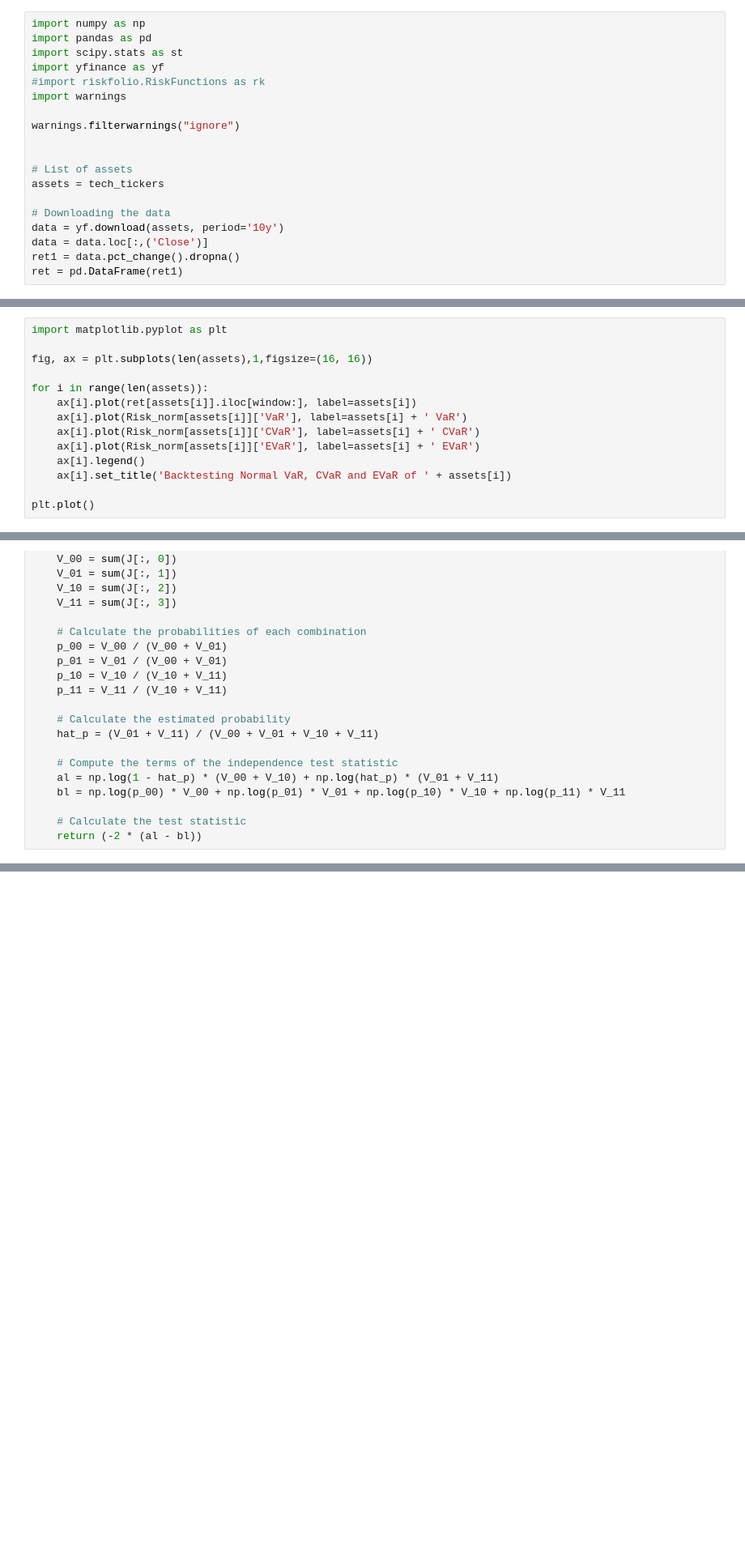
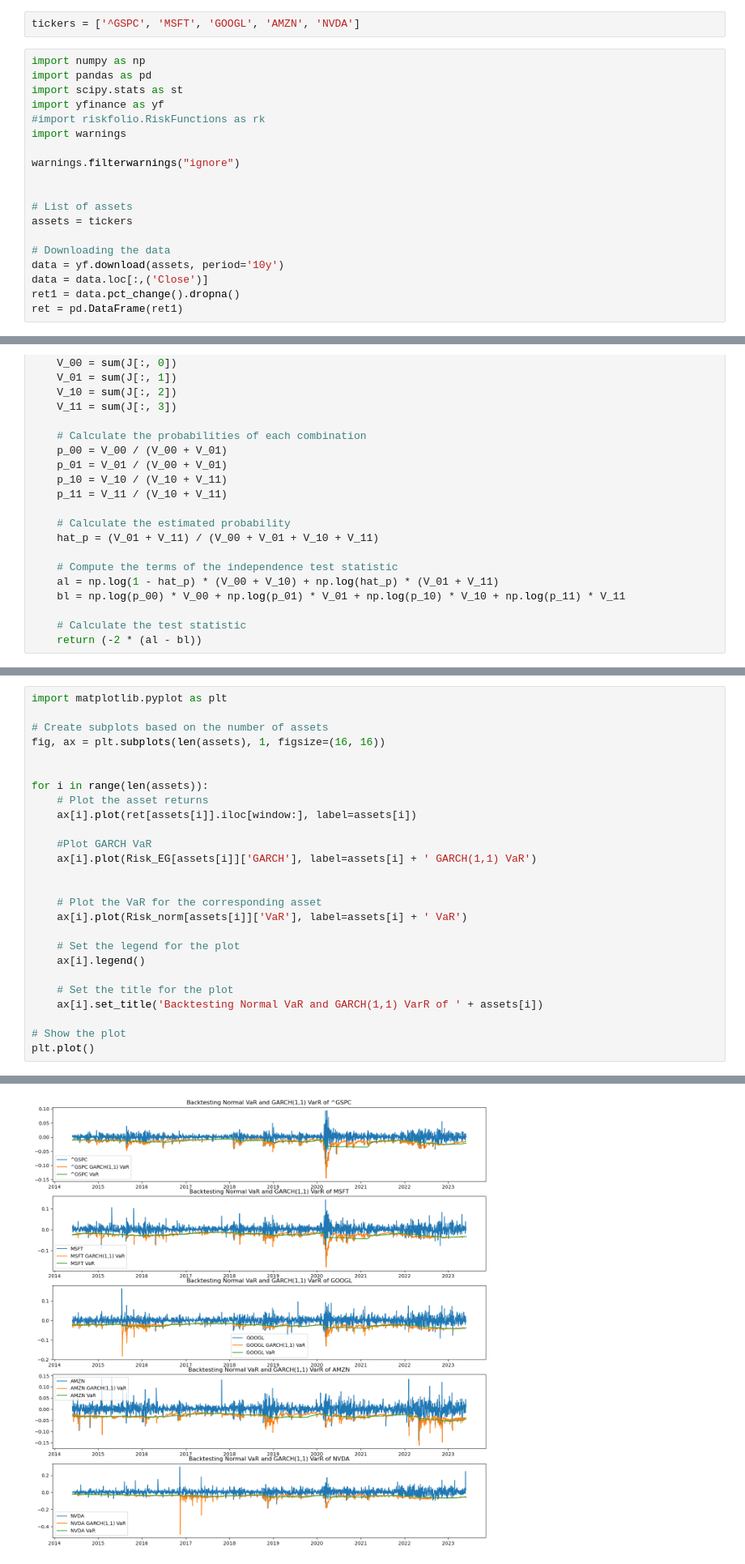
Before and after one commit to thomaspolstra/Number-Bunch-Crunch, a Jupyter notebook: Backtesting.ipynb, the cells around one changed output, grey strips where cells are left out. Shown: that part at 81% size. Drawn from its saved outputs; the diff is of its cells as text; blank space fills up the shorter version.

```diff
--- a/Backtesting.ipynb
+++ b/Backtesting.ipynb
@@ -16,3 +1,5 @@ crypto_tickers = ['BTC', 'ETH', 'BNB', 'XRP', 'ADA']
+# %%
+tickers = ['^GSPC', 'MSFT', 'GOOGL', 'AMZN', 'NVDA']
 # %%
 import numpy as np
 import pandas as pd
@@ -25,7 +12,7 @@ warnings.filterwarnings("ignore")
 
 
 # List of assets
-assets = tech_tickers
+assets = tickers
 
 # Downloading the data
 data = yf.download(assets, period='10y')
@@ -58,14 +23,0 @@ for i in assets:
-# %%
-import matplotlib.pyplot as plt
-
-fig, ax = plt.subplots(len(assets),1,figsize=(16, 16))
-
-for i in range(len(assets)):
-    ax[i].plot(ret[assets[i]].iloc[window:], label=assets[i])
-    ax[i].plot(Risk_norm[assets[i]]['VaR'], label=assets[i] + ' VaR')
-    ax[i].plot(Risk_norm[assets[i]]['CVaR'], label=assets[i] + ' CVaR')
-    ax[i].plot(Risk_norm[assets[i]]['EVaR'], label=assets[i] + ' EVaR')
-    ax[i].legend()
-    ax[i].set_title('Backtesting Normal VaR, CVaR and EVaR of ' + assets[i])
-
-plt.plot()
@@ -125,0 +189,27 @@ def ind_test(V):
+# %%
+import matplotlib.pyplot as plt
+
+# Create subplots based on the number of assets
+fig, ax = plt.subplots(len(assets), 1, figsize=(16, 16))
+
+
+for i in range(len(assets)):
+    # Plot the asset returns
+    ax[i].plot(ret[assets[i]].iloc[window:], label=assets[i])
+
+    #Plot GARCH VaR
+    ax[i].plot(Risk_EG[assets[i]]['GARCH'], label=assets[i] + ' GARCH(1,1) VaR')
+
+
+    # Plot the VaR for the corresponding asset
+    ax[i].plot(Risk_norm[assets[i]]['VaR'], label=assets[i] + ' VaR')
+
+    # Set the legend for the plot
+    ax[i].legend()
+
+    # Set the title for the plot
+    ax[i].set_title('Backtesting Normal VaR and GARCH(1,1) VarR of ' + assets[i])
+
+# Show the plot
+plt.plot()
+# %% [output]
@@ -126 +217,2 @@ def ind_test(V):
+[figure, added]
 # %%
```
Also changed, not shown: parts of 21 cells of this notebook, 1 other file.
